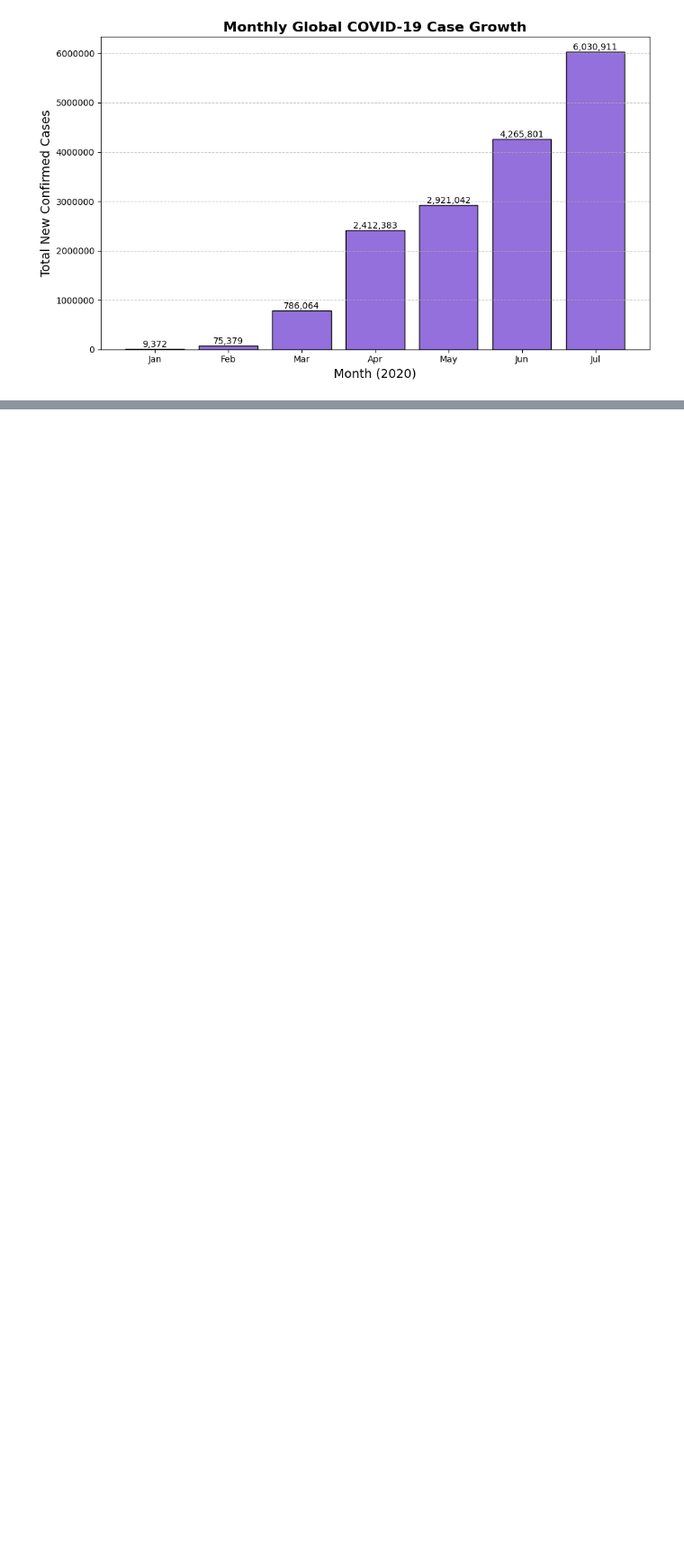
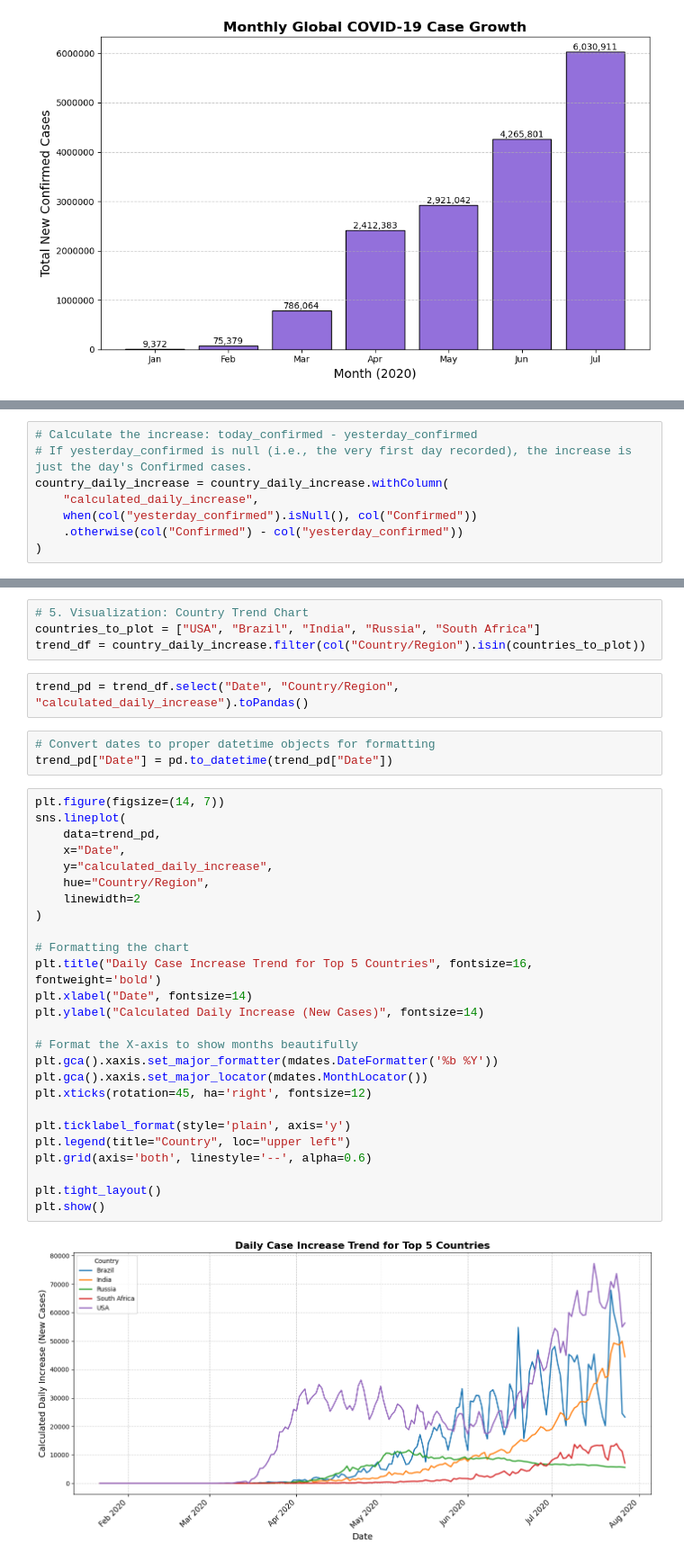
Before and after one commit to amitkr069/DataAnalysisCovid19, a Jupyter notebook: covid_analysis.ipynb, the cells around one changed output, grey strips where cells are left out. Shown at 90% size. Saved outputs shown, nothing was run; the diff lists cells and outputs as text; blank space fills up the shorter version.

```diff
--- a/covid_analysis.ipynb
+++ b/covid_analysis.ipynb
@@ -684,0 +775,8 @@ plt.show()
+# %%
+# Calculate the increase: today_confirmed - yesterday_confirmed
+# If yesterday_confirmed is null (i.e., the very first day recorded), the increase is just the day's Confirmed cases.
+country_daily_increase = country_daily_increase.withColumn(
+    "calculated_daily_increase",
+    when(col("yesterday_confirmed").isNull(), col("Confirmed"))
+    .otherwise(col("Confirmed") - col("yesterday_confirmed"))
+)
@@ -684,0 +806,37 @@ plt.show()
+# %%
+# 5. Visualization: Country Trend Chart
+countries_to_plot = ["USA", "Brazil", "India", "Russia", "South Africa"]
+trend_df = country_daily_increase.filter(col("Country/Region").isin(countries_to_plot))
+# %%
+trend_pd = trend_df.select("Date", "Country/Region", "calculated_daily_increase").toPandas()
+# %%
+# Convert dates to proper datetime objects for formatting
+trend_pd["Date"] = pd.to_datetime(trend_pd["Date"])
+# %%
+plt.figure(figsize=(14, 7))
+sns.lineplot(
+    data=trend_pd,
+    x="Date",
+    y="calculated_daily_increase",
+    hue="Country/Region",
+    linewidth=2
+)
+
+# Formatting the chart
+plt.title("Daily Case Increase Trend for Top 5 Countries", fontsize=16, fontweight='bold')
+plt.xlabel("Date", fontsize=14)
+plt.ylabel("Calculated Daily Increase (New Cases)", fontsize=14)
+
+# Format the X-axis to show months beautifully
+plt.gca().xaxis.set_major_formatter(mdates.DateFormatter('%b %Y'))
+plt.gca().xaxis.set_major_locator(mdates.MonthLocator())
+plt.xticks(rotation=45, ha='right', fontsize=12)
+
+plt.ticklabel_format(style='plain', axis='y')
+plt.legend(title="Country", loc="upper left")
+plt.grid(axis='both', linestyle='--', alpha=0.6)
+
+plt.tight_layout()
+plt.show()
+# %% [output]
+[figure, added]
```
Also changed, not shown: parts of 14 cells of this notebook.
